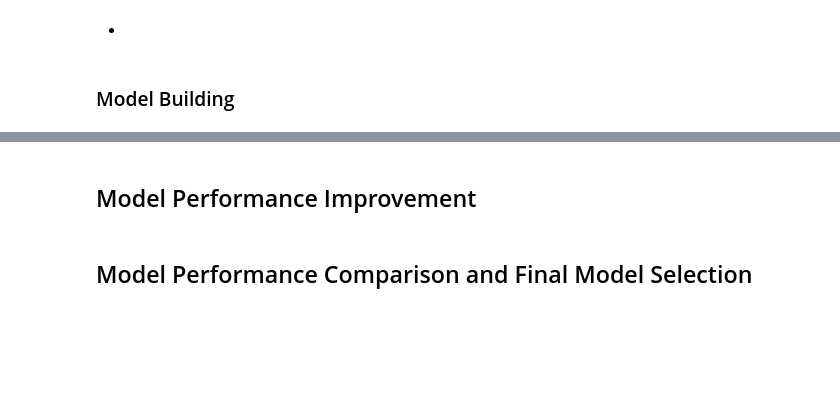
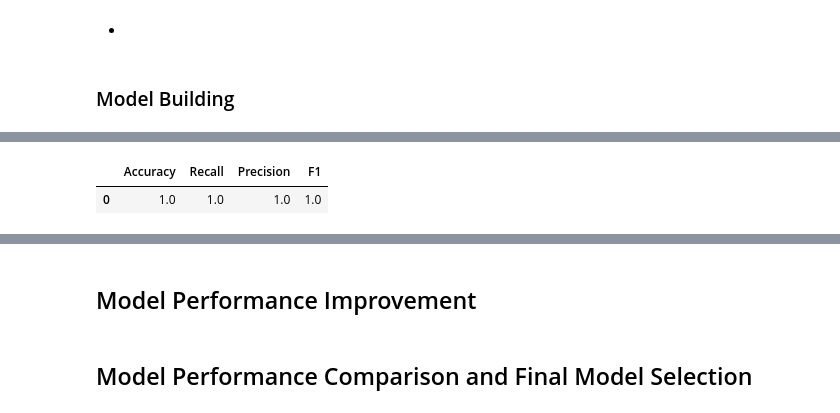
Before and after one commit to braju78/pythonFundamentals, a Jupyter notebook: ML-PROJECT - Loan Modeling/AIML_ML_Project_full_code_notebook.ipynb, the cells around one changed output, grey strips where cells are left out. Cells and saved outputs as stored; diff of their text form; code cells hidden in the pictures; blank space fills up the shorter version.

```diff
--- a/ML-PROJECT - Loan Modeling/AIML_ML_Project_full_code_notebook.ipynb
+++ b/ML-PROJECT - Loan Modeling/AIML_ML_Project_full_code_notebook.ipynb
@@ -577,0 +680,8 @@ The bank would want the recall to be maximized, greater the recall score higher
+# %%
+decision_tree_default_perf_train = model_performance_classification_sklearn(
+    model0, X_train, y_train
+)
+decision_tree_default_perf_train
+# %% [output]
+|  | Accuracy | Recall | Precision | F1 |
+| 0 | 1.0 | 1.0 | 1.0 | 1.0 |
```
Also changed, not shown: parts of 12 cells of this notebook.
